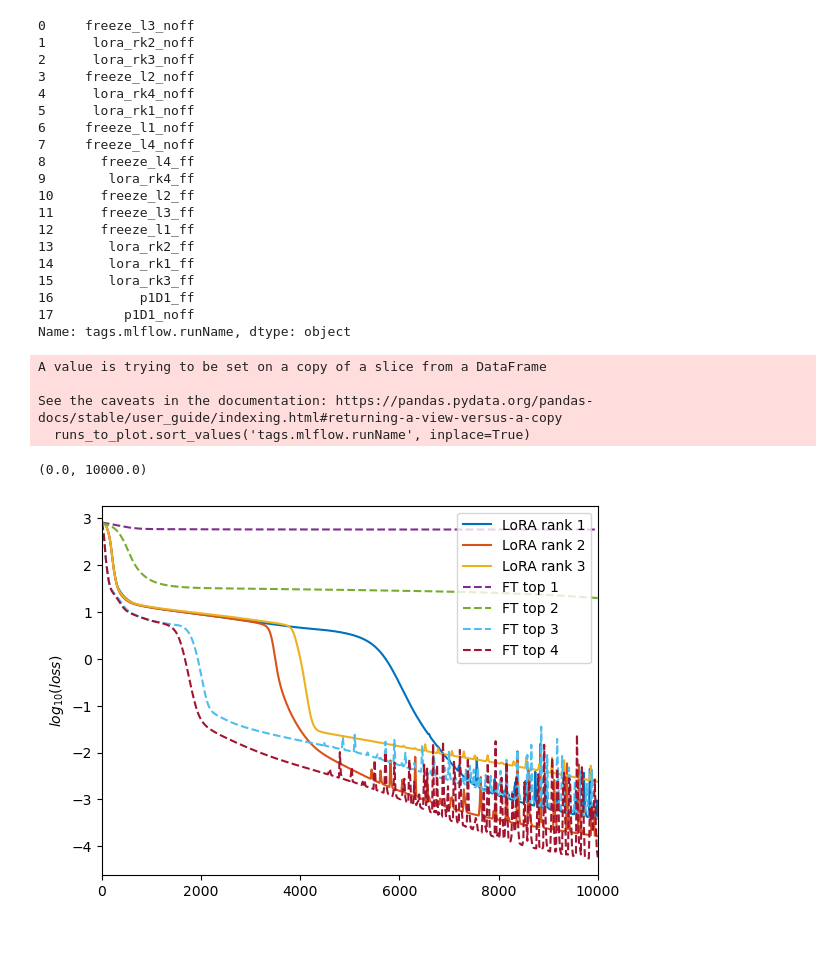
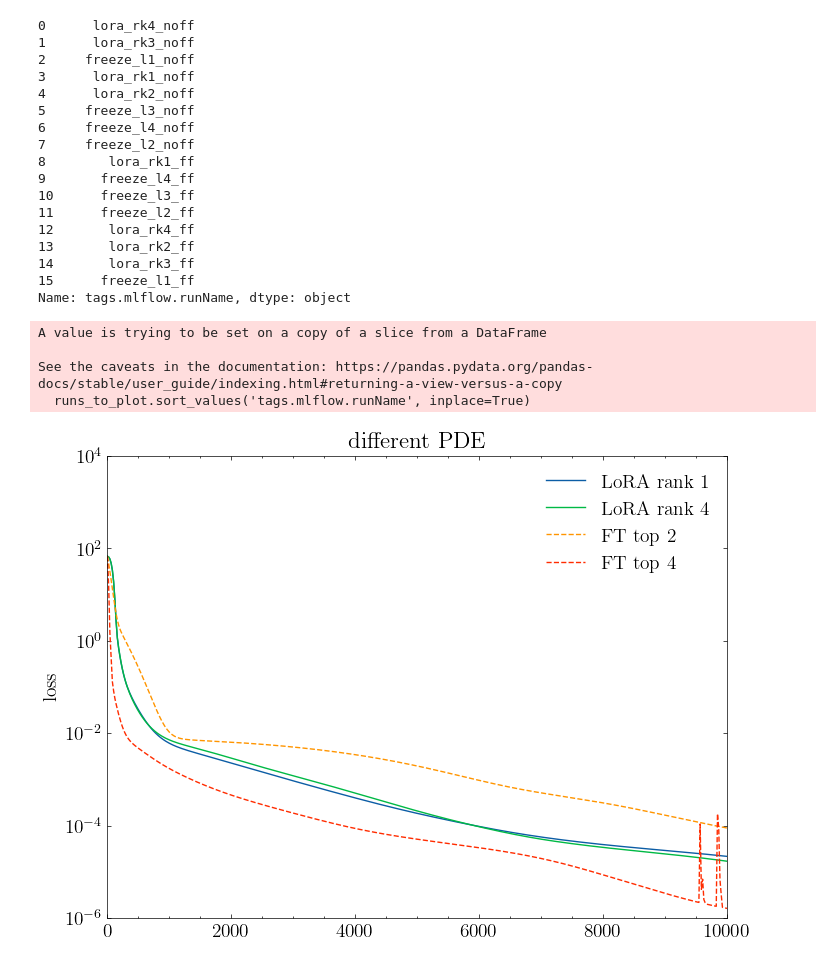
Before and after one commit to zhanglg12/BILO, a Jupyter notebook: nb_lora_vs_freeze.ipynb, the cells around one changed output. Saved outputs shown, nothing was run; the diff lists cells and outputs as text; code cells hidden in the pictures.

Commit message:
Test on new inverse method
nb_lora_vs_freeze.ipynb: new plotting style.
Engine.py: rewrite restore method, take exp_name:run_name as input.
DensePoisson.py: separate load_model and load_artifact.

```diff
--- a/nb_lora_vs_freeze.ipynb
+++ b/nb_lora_vs_freeze.ipynb
@@ -10,0 +15,18 @@ import mlflow
+# %%
+case_name = 'different PDE'
+exp_name = 'lora-fixstep-diffpde'
+# %%
+base = PoissonProblem(p=1,exact_D=1)
+D = 1
+x = torch.linspace(0,1,100)
+y = base.u_exact(x,D)
+fig, ax = plt.subplots()
+ax.plot(x,y, label='base case')
+
+base.p = 2.0
+y2 = base.u_exact(x,D)
+ax.plot(x,y2, label='different forcing')
+
+prob2 = PoissonProblem2(p=1,exact_D=1)
+y3 = prob2.u_exact(x,D)
+ax.plot(x,y3, label='different PDE')
@@ -11,6 +37,6 @@ import mlflow
 # %%
 h = MlflowHelper()
-runs = mlflow.search_runs(experiment_names=["lora-fixstep"])
+runs = mlflow.search_runs(experiment_names=[exp_name])
 # %%
 res_list = []
 data_list = []
@@ -99,33 +123,32 @@ Name: parameters, dtype: int64
 # %%
 runs['tags.mlflow.runName']
 # %% [output]
-0     freeze_l3_noff
-1      lora_rk2_noff
-2      lora_rk3_noff
-3     freeze_l2_noff
-4      lora_rk4_noff
-5      lora_rk1_noff
-6     freeze_l1_noff
-7     freeze_l4_noff
-8       freeze_l4_ff
-9        lora_rk4_ff
-10      freeze_l2_ff
-11      freeze_l3_ff
-12      freeze_l1_ff
+0      lora_rk4_noff
+1      lora_rk3_noff
+2     freeze_l1_noff
+3      lora_rk1_noff
+4      lora_rk2_noff
+5     freeze_l3_noff
+6     freeze_l4_noff
+7     freeze_l2_noff
+8        lora_rk1_ff
+9       freeze_l4_ff
+10      freeze_l3_ff
+11      freeze_l2_ff
+12       lora_rk4_ff
 13       lora_rk2_ff
-14       lora_rk1_ff
-15       lora_rk3_ff
-16           p1D1_ff
-17         p1D1_noff
+14       lora_rk3_ff
+15      freeze_l1_ff
 Name: tags.mlflow.runName, dtype: object
 # %%
 import pandas as pd
 import numpy as np
+plt.rcParams['font.size'] = 14
 
 
-runs_plot = ['lora_rk1_noff', 'lora_rk2_noff','lora_rk3_noff', 'freeze_l1_noff', 'freeze_l2_noff', 'freeze_l3_noff','freeze_l4_noff']
+runs_plot = ['lora_rk1_noff', 'lora_rk4_noff','freeze_l2_noff','freeze_l4_noff']
 window_size = 1
-plt.rcParams['axes.prop_cycle'] = plt.cycler(color=['#0072BD', '#D95319', '#EDB120', '#7E2F8E', '#77AC30', '#4DBEEE', '#A2142F'])
+# plt.rcParams['axes.prop_cycle'] = plt.cycler(color=['#0072BD', '#D95319', '#EDB120', '#7E2F8E', '#77AC30', '#4DBEEE', '#A2142F'])
 
 # Filter the DataFrame to include only the runs you want to plot
 runs_copy = runs.copy()
@@ -134,50 +157,53 @@ runs_copy['tags.mlflow.runName'] = pd.Categorical(runs_copy['tags.mlflow.runName
 runs_to_plot = runs_copy[runs_copy['tags.mlflow.runName'].isin(runs_plot)]
 runs_to_plot.sort_values('tags.mlflow.runName', inplace=True)
 
-plt.close()
 # Create a new figure
-plt.figure()
+fig, ax = plt.subplots(1, 1, figsize=(8, 6))
+
 
 # For each run to plot, plot the 'data' sequence
 for _, run in runs_to_plot.iterrows():
     # Get the 'data' sequence and the legend name
     data = pd.Series(run['total'])
 
     # data = np.log1p(data)
-    data = data.rolling(window_size).mean()
-    data = np.log10(data)
+    # data = data.rolling(window_size).mean()
+    # data = np.log10(data)
 
     legend_name = f'{run["legend_name"]}'
 
     # Determine the line style based on the transfer method
     if run['params.transfer_method'] == 'lora':
         line_style = '-'
     else:
         line_style = '--'
 
     # Plot the 'data' sequence
     x = np.arange(len(data))*20
-    plt.plot(x, data, line_style, label=legend_name)
+    ax.plot(x, data, line_style, label=legend_name)
 
 # Set the y-axis to log scale
 # plt.yscale('log')
 
 # Show the legend
-plt.legend(loc='upper right')
-plt.ylabel('$log_{10}(loss)$')
+ax.legend(loc='upper right', framealpha=0.5)
+ax.set_ylabel('loss')
+ax.set_yscale('log')
 
 # ticks = np.log1p([1e-0, 1e-1, 1e-2, 1e-3,])
 # plt.yticks(ticks, [f'{tick:.0e}' for tick in np.expm1(ticks)])
 
 # set x lim
-plt.xlim(0, 10000)
+ax.set_title(f'{case_name}')
+ax.set_xlim(0, 10000)
+ax.set_ylim(1e-6, 1e4)
+fig.set_dpi(100)
 # %% [output]
 A value is trying to be set on a copy of a slice from a DataFrame
 
 See the caveats in the documentation: https://pandas.pydata.org/pandas-docs/stable/user_guide/indexing.html#returning-a-view-versus-a-copy
   runs_to_plot.sort_values('tags.mlflow.runName', inplace=True)
-(0.0, 10000.0)
-[figure, old version]
+[figure, new version]
 # %%
 
 base = 'lora-fixstep:p1D1_noff'
```
Also changed, not shown: parts of 6 cells of this notebook, 7 other files.
